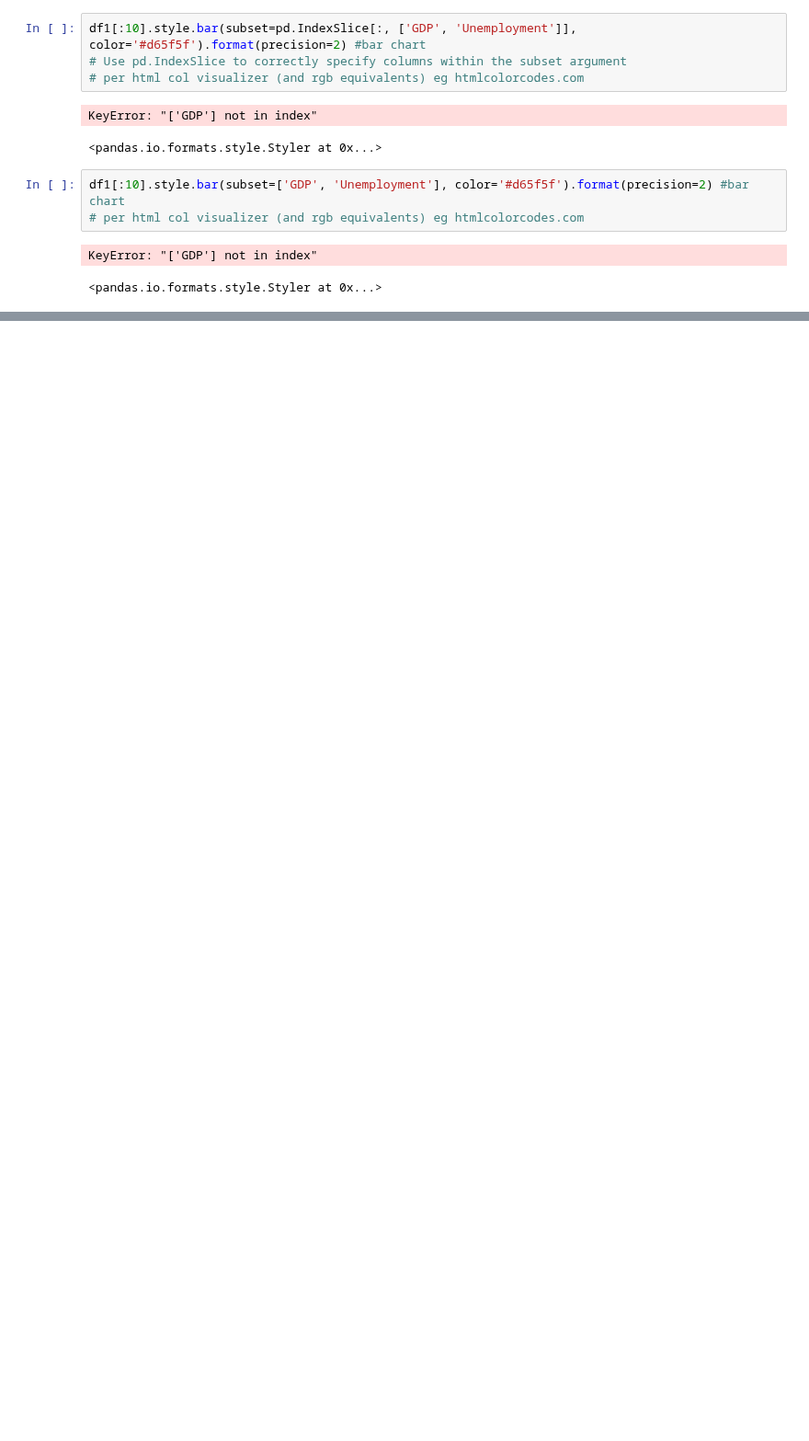
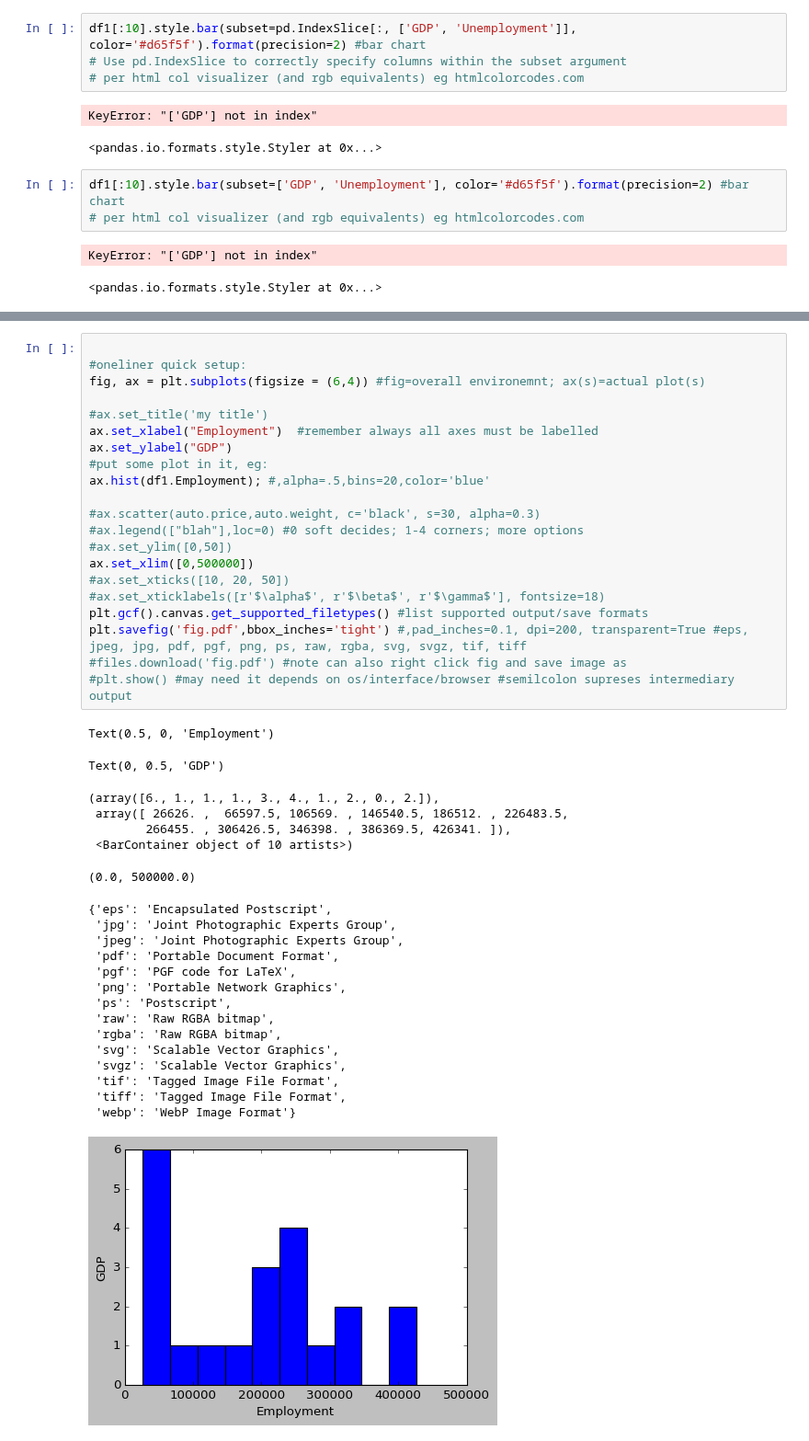
Before and after one commit to shirleyrutgers/DataVis, a Jupyter notebook: PS2.ipynb, the cells around one changed output, grey strips where cells are left out. Shown at 92% size. Drawn from its saved outputs; the diff is of its cells as text; blank space fills up the shorter version.

```diff
--- a/PS2.ipynb
+++ b/PS2.ipynb
@@ -628,0 +693,44 @@ KeyError: "['GDP'] not in index"
+# %%
+
+#oneliner quick setup:
+fig, ax = plt.subplots(figsize = (6,4)) #fig=overall environemnt; ax(s)=actual plot(s)
+
+#ax.set_title('my title')
+ax.set_xlabel("Employment")  #remember always all axes must be labelled
+ax.set_ylabel("GDP")
+#put some plot in it, eg:
+ax.hist(df1.Employment); #,alpha=.5,bins=20,color='blue'
+
+#ax.scatter(auto.price,auto.weight, c='black', s=30, alpha=0.3)
+#ax.legend(["blah"],loc=0) #0 soft decides; 1-4 corners; more options
+#ax.set_ylim([0,50])
+ax.set_xlim([0,500000])
+#ax.set_xticks([10, 20, 50])
+#ax.set_xticklabels([r'$\alpha$', r'$\beta$', r'$\gamma$'], fontsize=18)
+plt.gcf().canvas.get_supported_filetypes() #list supported output/save formats
+plt.savefig('fig.pdf',bbox_inches='tight') #,pad_inches=0.1, dpi=200, transparent=True #eps, jpeg, jpg, pdf, pgf, png, ps, raw, rgba, svg, svgz, tif, tiff
+#files.download('fig.pdf') #note can also right click fig and save image as
+#plt.show() #may need it depends on os/interface/browser #semilcolon supreses intermediary output
+# %% [output]
+Text(0.5, 0, 'Employment')
+Text(0, 0.5, 'GDP')
+(array([6., 1., 1., 1., 3., 4., 1., 2., 0., 2.]),
+ array([ 26626. ,  66597.5, 106569. , 146540.5, 186512. , 226483.5,
+        266455. , 306426.5, 346398. , 386369.5, 426341. ]),
+ <BarContainer object of 10 artists>)
+(0.0, 500000.0)
+{'eps': 'Encapsulated Postscript',
+ 'jpg': 'Joint Photographic Experts Group',
+ 'jpeg': 'Joint Photographic Experts Group',
+ 'pdf': 'Portable Document Format',
+ 'pgf': 'PGF code for LaTeX',
+ 'png': 'Portable Network Graphics',
+ 'ps': 'Postscript',
+ 'raw': 'Raw RGBA bitmap',
+ 'rgba': 'Raw RGBA bitmap',
+ 'svg': 'Scalable Vector Graphics',
+ 'svgz': 'Scalable Vector Graphics',
+ 'tif': 'Tagged Image File Format',
+ 'tiff': 'Tagged Image File Format',
+ 'webp': 'WebP Image Format'}
+[figure, added]
```
Also changed, not shown: parts of 13 cells of this notebook.
